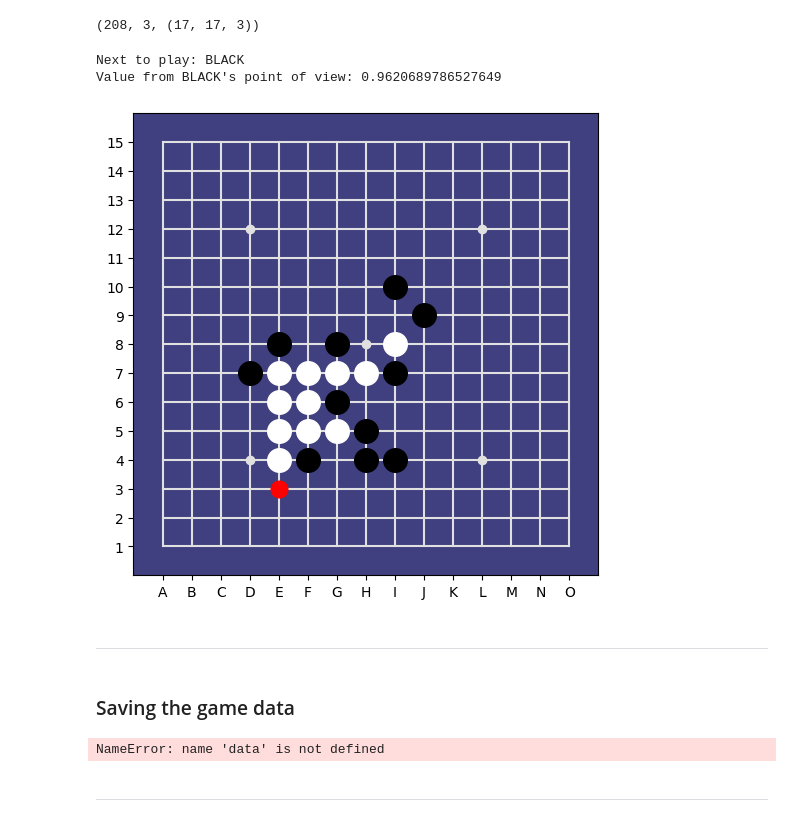
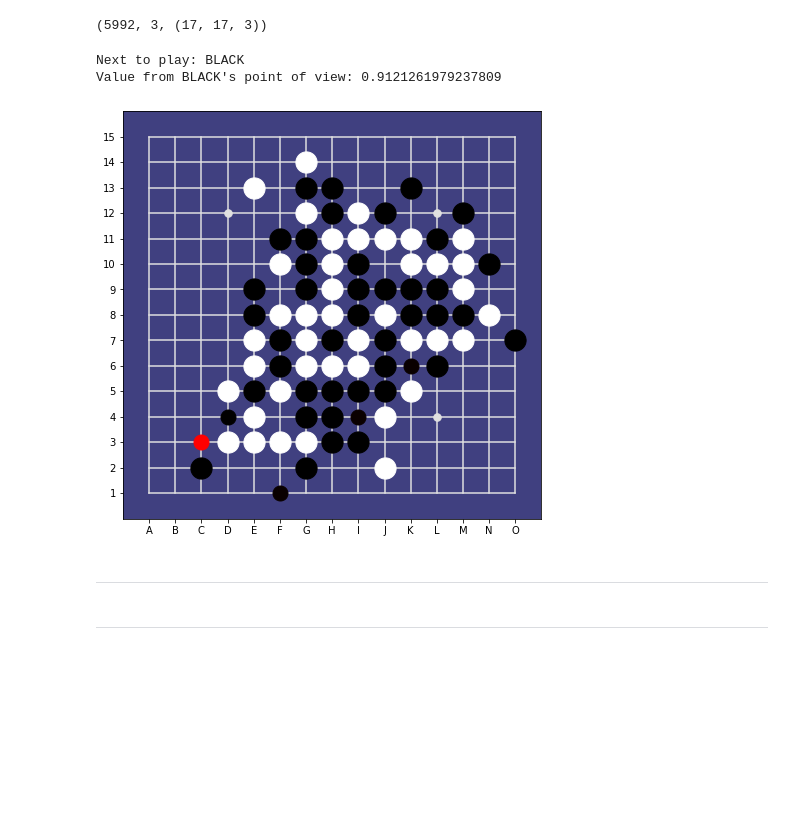
Before and after one commit to Project-Ellie/DeepGomoku, a Jupyter notebook: notebooks/Intuitive_Selfplay.ipynb, the cells around one changed output. Saved outputs shown, nothing was run; the diff lists cells and outputs as text; code cells hidden in the pictures; blank space fills up the shorter version.

```diff
--- a/notebooks/Intuitive_Selfplay.ipynb
+++ b/notebooks/Intuitive_Selfplay.ipynb
@@ -101,23 +82,21 @@ def one_game(verbose=False, value_threshold: int=0):
 data = []
 # %%
 for i in range(10):
-    data += one_game(value_threshold=900)
+    data += one_game(value_threshold=1)
 # %%
 from aegomoku.game_data import expand_trajectory
 
-examples = expand_trajectory(game, data)
+examples = expand_trajectory(data)
 len(examples), len(examples[0]), examples[0][0].shape
 # %% [output]
-(208, 3, (17, 17, 3))
+(5992, 3, (17, 17, 3))
 # %%
 from aegomoku.utils import analyse_example
 
-analyse_example(BOARD_SIZE, examples[random.randint(0, len(examples))])
+analyse_example(examples[random.randint(0, len(examples))])
 # %% [output]
 Next to play: BLACK
-Value from BLACK's point of view: 0.9620689786527649
+Value from BLACK's point of view: 0.9121261979237809
-[figure, old version]
+[figure, new version]
 # %% [markdown]
 ---
-# %% [markdown]
-### Saving the game data
@@ -126,10 +103,3 @@ filename = "trajectories/policy/loose_60000.pickle"
-# %%
-from pickle import Pickler
-
-with open(filename, 'wb+') as f:
-    Pickler(f).dump(data)
-# %% [output]
-NameError: name 'data' is not defined
 # %% [markdown]
 ---
 # %% [markdown]
```
Also changed, not shown: parts of 16 cells of this notebook, 3 other files.
